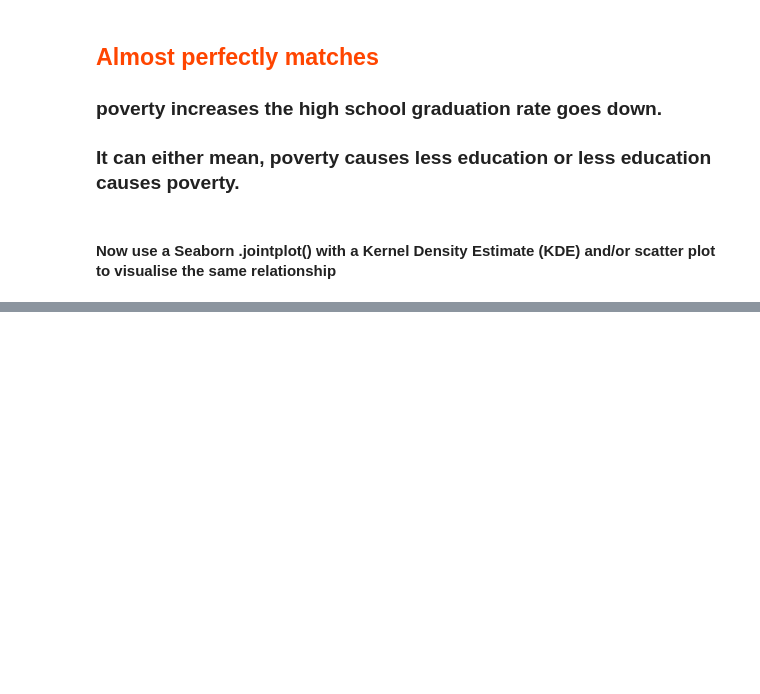
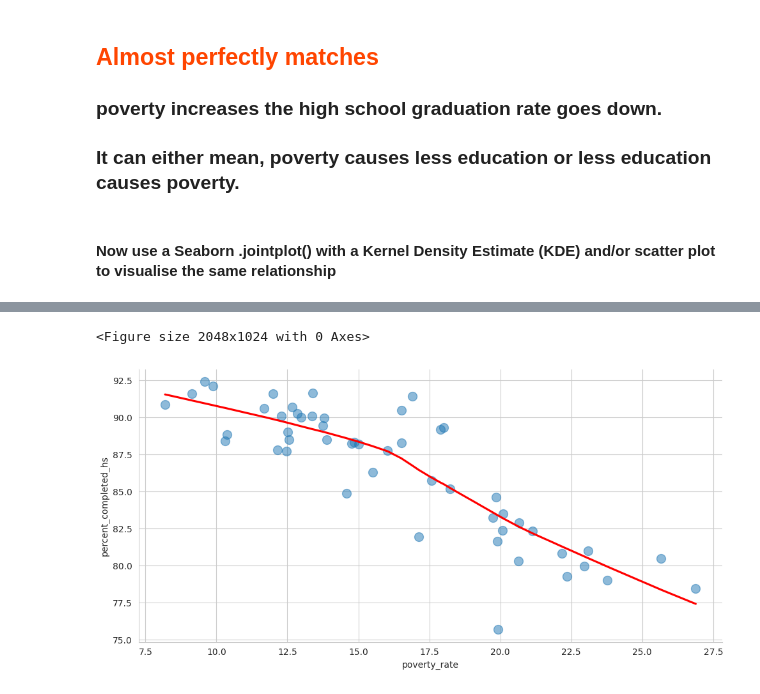
Before and after one commit to shubhenduanupamdutta/Portfolio_19_Death_Police_US, a Jupyter notebook: Fatal_Force_Analysis.ipynb, the cells around one changed output, grey strips where cells are left out. Saved outputs shown, nothing was run; the diff lists cells and outputs as text; code cells hidden in the pictures; blank space fills up the shorter version.

```diff
--- a/Fatal_Force_Analysis.ipynb
+++ b/Fatal_Force_Analysis.ipynb
@@ -396,0 +423,16 @@ plt.show()
+# %%
+plt.figure(figsize=(8, 4), dpi=256)
+with sns.axes_style("whitegrid"):
+    axes2 = sns.lmplot(
+        data=df_poverty_graduation,
+        x="poverty_rate",
+        y="percent_completed_hs",
+        scatter_kws={"s": 100, "alpha": 0.5},
+        line_kws={"color": "red"},
+        aspect=2,
+        lowess=True,
+    )
+plt.show()
+# %% [output]
+<Figure size 2048x1024 with 0 Axes>
+[figure, added]
```
Also changed, not shown: parts of 4 cells of this notebook.
